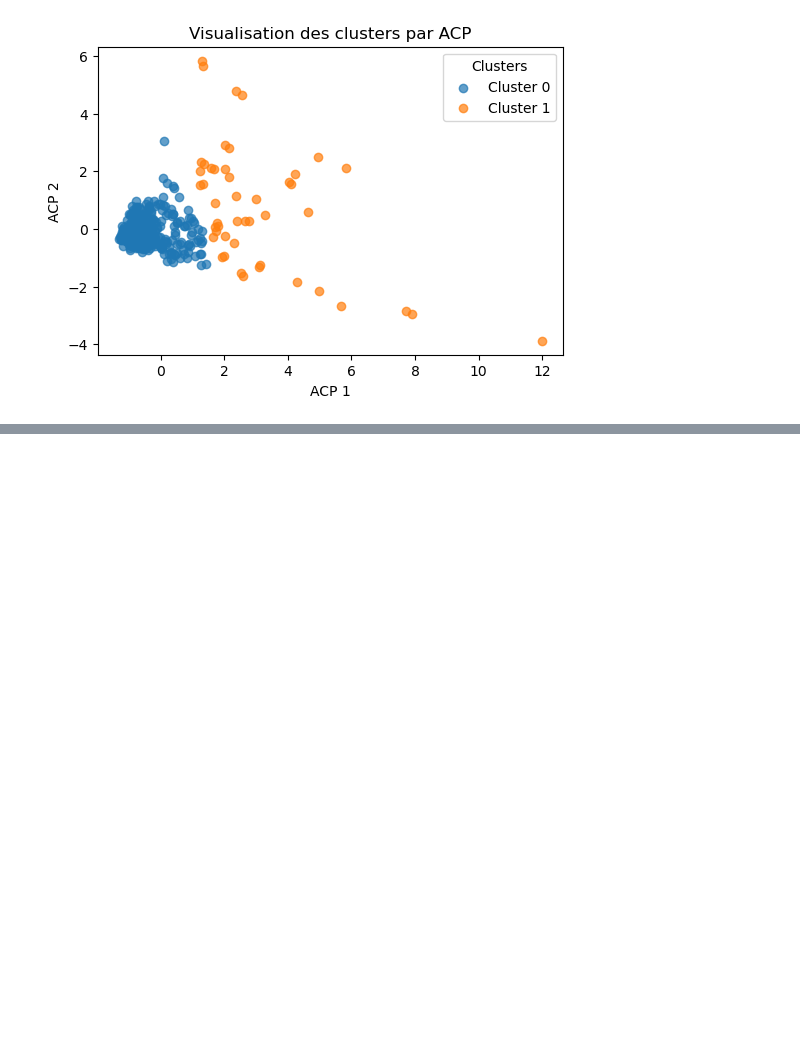
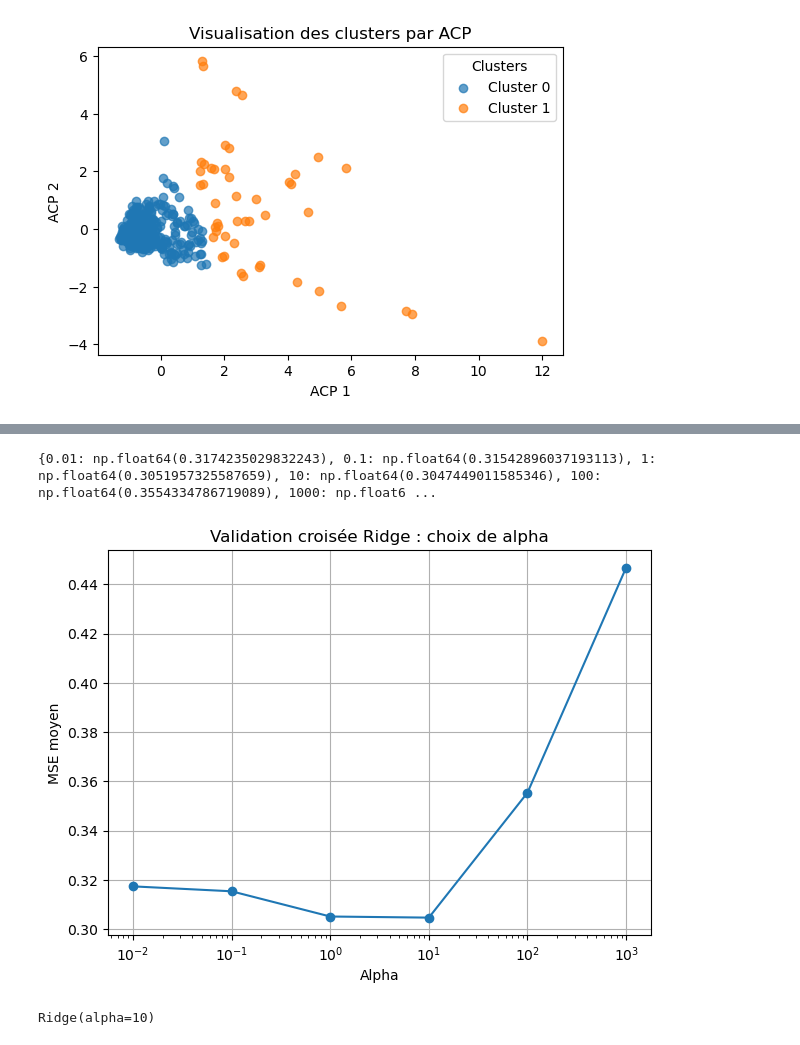
Before and after one commit to NourBouabid/Vinted-Zara-scrapping-et-analyse, a Jupyter notebook: Notebook_Analyse.ipynb, the cells around one changed output, grey strips where cells are left out. Saved outputs shown, nothing was run; the diff lists cells and outputs as text; code cells hidden in the pictures; blank space fills up the shorter version.

Commit message:
Ridge

```diff
--- a/Notebook_Analyse.ipynb
+++ b/Notebook_Analyse.ipynb
@@ -147,0 +151,77 @@ plt.show()
+# %%
+df_model=df.copy()
+df_model=df_model.drop(columns=['prix_moyen_zara', 'prix_total'])
+# %%
+variables_num = ['likes']
+variables_cat = ['etat', 'categorie', 'collection', 'matiere', 'couleur']
+X=df_model[variables_num+variables_cat]
+y=df_model['decote']
+# %%
+X_train, X_test, y_train, y_test = train_test_split(X, y, test_size=0.25, random_state=42)
+# %%
+#Prétraitement des variables
+preprocessor=ColumnTransformer(
+    transformers=[
+        ('num', StandardScaler(), variables_num),
+        ('cat', OneHotEncoder(handle_unknown='ignore'), variables_cat)
+    ]
+)
+
+
+X_train_prepared = preprocessor.fit_transform(X_train)
+X_test_prepared = preprocessor.transform(X_test)
+# %%
+#Choix de alpha pour regression Ridge
+alphas = [0.01, 0.1, 1, 10, 100, 1000]
+
+kf = KFold(
+    n_splits=5,
+    shuffle=True,
+    random_state=42
+)
+
+results = {}
+
+for alpha in alphas:
+    mse_test = []
+
+    for train_index, test_index in kf.split(X):
+        X_tr, X_te = X.iloc[train_index], X.iloc[test_index]
+        Y_tr, Y_te = Y.iloc[train_index], Y.iloc[test_index]
+
+        X_tr = preprocessor.fit_transform(X_tr)
+        X_te = preprocessor.transform(X_te)
+
+        ridge = Ridge(alpha=alpha)
+        ridge.fit(X_tr, Y_tr)
+
+        Y_pred = ridge.predict(X_te)
+
+        mse_test.append(mean_squared_error(Y_te, Y_pred))
+
+    results[alpha] = np.mean(mse_test)
+
+print(results)
+# %% [output]
+{0.01: np.float64(0.3174235029832243), 0.1: np.float64(0.31542896037193113), 1: np.float64(0.3051957325587659), 10: np.float64(0.3047449011585346), 100: np.float64(0.3554334786719089), 1000: np.float6 ...
+# %%
+alphas_sorted = sorted(results.keys())
+mse_values = [results[alpha] for alpha in alphas_sorted]
+
+plt.figure(figsize=(7, 5))
+
+plt.plot(alphas_sorted, mse_values, marker='o')
+plt.xscale('log')
+plt.xlabel("Alpha")
+plt.ylabel("MSE moyen")
+plt.title("Validation croisée Ridge : choix de alpha")
+plt.grid(True)
+
+plt.show()
+# %% [output]
+[figure, added]
+# %%
+model= Ridge(alpha=10)
+model.fit(X_train_prepared, y_train)
+# %% [output]
+Ridge(alpha=10)
```
Also changed, not shown: parts of 3 cells of this notebook.
